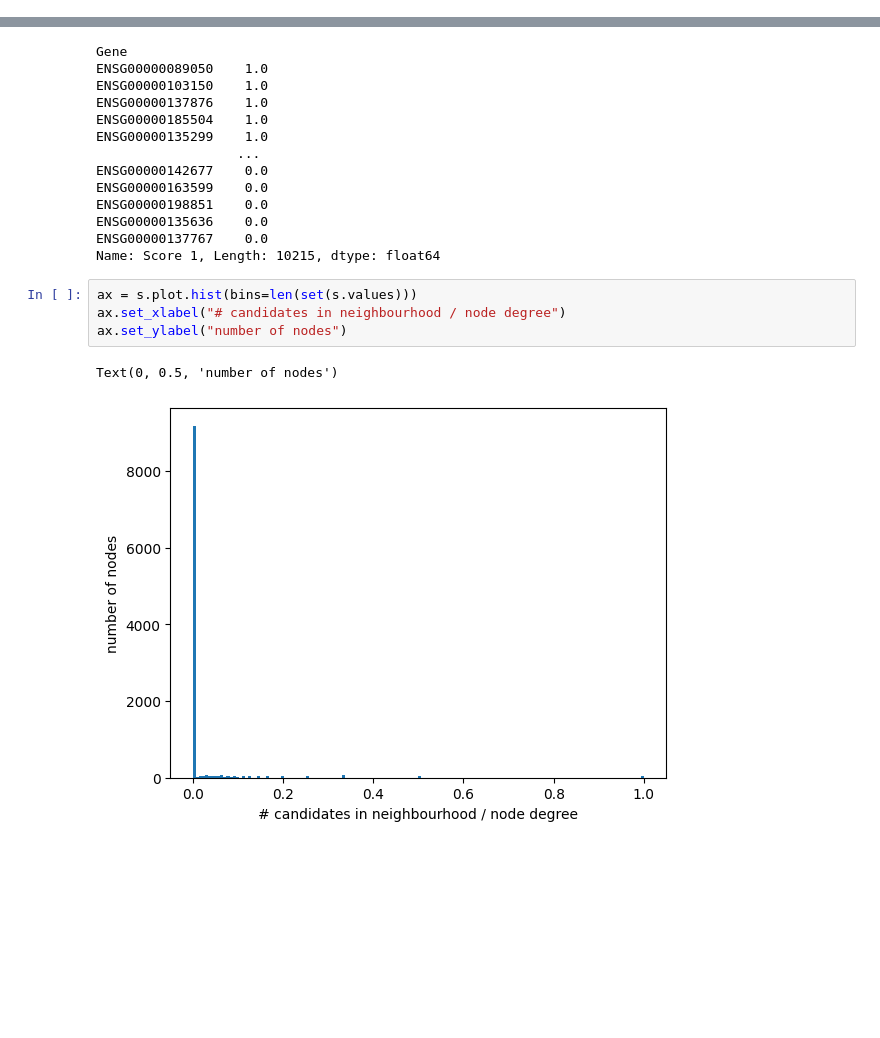
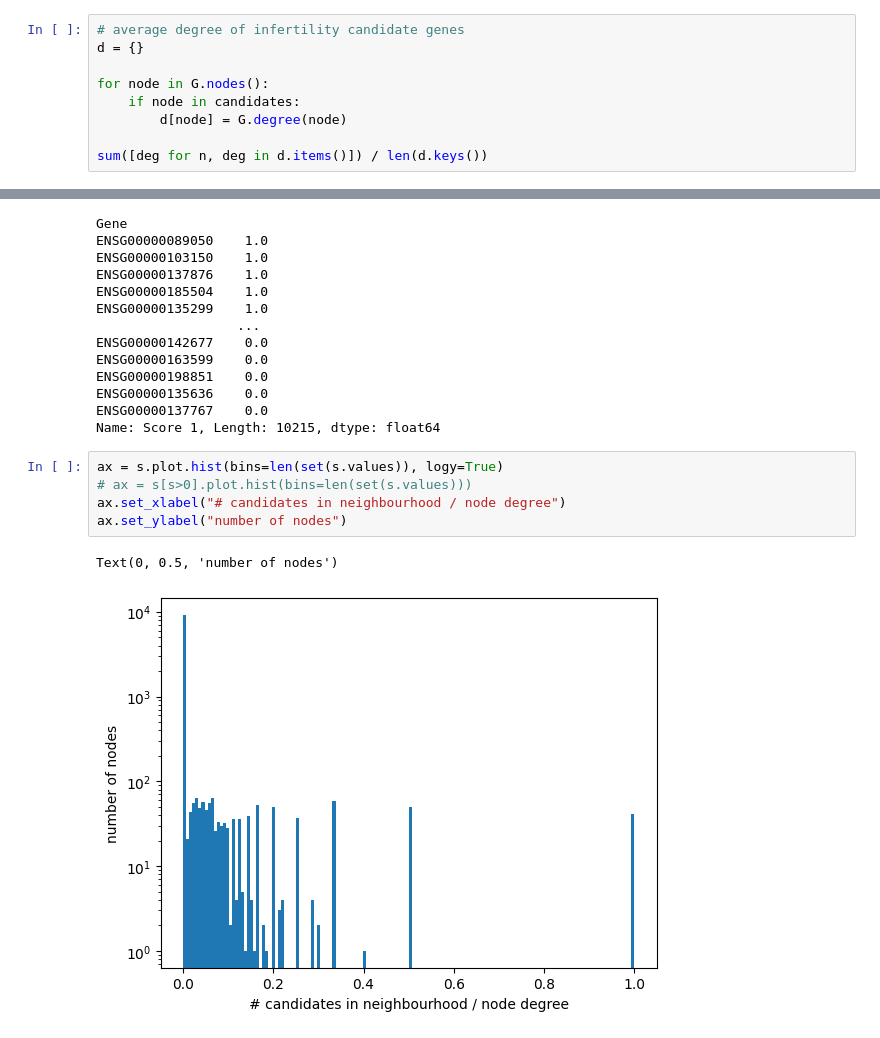
Before and after one commit to jjjk123/grexome-TIMC-Secondary-interactome, a Jupyter notebook: Interactome/humanInteractomeAnalysis.ipynb, the cells around one changed output, grey strips where cells are left out. Cells and saved outputs as stored; diff of their text form; blank space fills up the shorter version.

```diff
--- a/Interactome/humanInteractomeAnalysis.ipynb
+++ b/Interactome/humanInteractomeAnalysis.ipynb
@@ -112,0 +143,9 @@ df.plot.scatter(x='degree', y='# candidates in neighbourhood')
+# %%
+# average degree of infertility candidate genes
+d = {}
+
+for node in G.nodes():
+    if node in candidates:
+        d[node] = G.degree(node)
+
+sum([deg for n, deg in d.items()]) / len(d.keys())
@@ -140,10 +202,11 @@ ENSG00000135636    0.0
 ENSG00000137767    0.0
 Name: Score 1, Length: 10215, dtype: float64
 # %%
-ax = s.plot.hist(bins=len(set(s.values)))
+ax = s.plot.hist(bins=len(set(s.values)), logy=True)
+# ax = s[s>0].plot.hist(bins=len(set(s.values)))
 ax.set_xlabel("# candidates in neighbourhood / node degree")
 ax.set_ylabel("number of nodes")
 # %% [output]
 Text(0, 0.5, 'number of nodes')
-[figure, old version]
+[figure, new version]
 # %%
```
Also changed, not shown: parts of 18 cells of this notebook, 8 other files.
